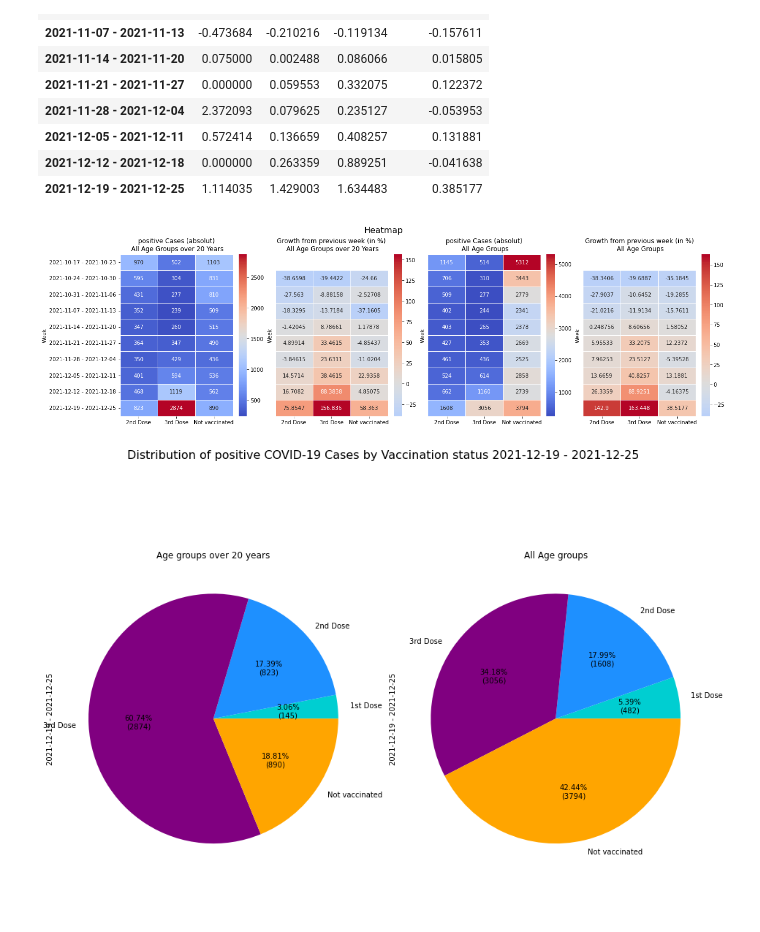
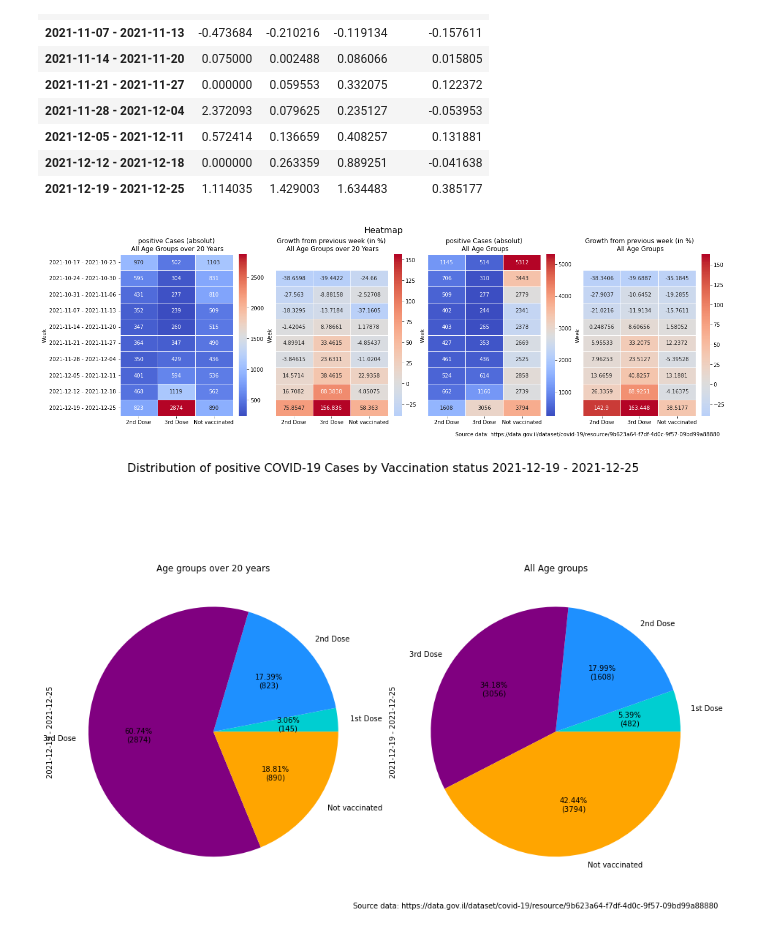
Before and after one commit to Maximilian3141/isr_detailed_vacc_case_data, a Jupyter notebook: isr_detail_v2.ipynb, the cells around one changed output. Cells and saved outputs as stored; diff of their text form; code cells hidden in the pictures.

Commit message:
Added full data source link

```diff
--- a/isr_detail_v2.ipynb
+++ b/isr_detail_v2.ipynb
@@ -20,7 +20,7 @@ if language == "german":
     s_subtitel1 = "Altersgruppen über 20 Jahre"
     s_subtitel2 = "Alle Altersgruppen"
     s_week = "Woche"
-    s_xlbl1 = "Woche \n \n Quelle: https://data.gov.il/dataset/covid-19"
+    s_xlbl1 = "Woche"
     s_fig2_suptitle = "COVID-19 Fälle Israel der letzten 10 Wochen"
     s_fig3_suptitle = "Verteilung positiver COVID-19 Fälle nach Impfstatus %s" %last_entry
     #
@@ -50,12 +50,14 @@ if language == "german":
     s_heatmap_all_abs = "positive Fälle (absolut)\n Alle Altersgruppen"
     s_heatmap_all_rel = "Wachstum zur Vorwoche (in %)\n Alle Altersgruppen"
     #
+    s_source = "Quellendaten: https://data.gov.il/dataset/covid-19/resource/9b623a64-f7df-4d0c-9f57-09bd99a88880"
+    #
 else:
     s_titel1 = "Positive COVID-19 Cases Israel (Stacked Area Chart)"
     s_subtitel1 = "Age groups over 20 years"
     s_subtitel2 = "All Age groups"
     s_week = "Week"
-    s_xlbl1 = "Week \n \n Source: https://data.gov.il/dataset/covid-19"
+    s_xlbl1 = "Week"
     s_fig2_suptitle = "COVID-19 Cases Israel of the last 10 weeks"
     s_fig3_suptitle = "Distribution of positive COVID-19 Cases by Vaccination status %s" %last_entry
     #
@@ -85,6 +87,8 @@ else:
     s_heatmap_all_abs = "positive Cases (absolut)\n All Age Groups"
     s_heatmap_all_rel = "Growth from previous week (in %)\n All Age Groups"
     #
+    s_source = "Source data: https://data.gov.il/dataset/covid-19/resource/9b623a64-f7df-4d0c-9f57-09bd99a88880"
+    #
 #
 colors = ["azure", "lightcyan", "paleturquoise", "darkturquoise",
           "lightblue", "skyblue", "lightskyblue", "deepskyblue", "dodgerblue",
@@ -287,34 +293,35 @@ df_sum_all.tail(10).pct_change()
 # %%
 fig4=plt.figure(figsize=(18,5),constrained_layout=True)
 fig4.suptitle("Heatmap", fontsize=16, y=1.05)
 #
 df_h = df_sum_adults_no1d.tail(10)
 df_h2 = df_sum_adults_no1d.tail(10).pct_change().mul(100)
 #
 df_h3 = df_sum_all_no1d.tail(10)
 df_h4 = df_sum_all_no1d.tail(10).pct_change().mul(100)
 #
 ax10=fig4.add_subplot(141)
 ax10.set_title(s_heatmap_adults_abs)
 #
 ax11=fig4.add_subplot(142)
 ax11.set_title(s_heatmap_adults_rel)
 #
 ax12=fig4.add_subplot(143)
 ax12.set_title(s_heatmap_all_abs)
 #
 ax13=fig4.add_subplot(144)
 ax13.set_title(s_heatmap_all_rel)
 #
 #
 sb.heatmap(df_h, ax=ax10, cmap="coolwarm", linewidths=0.5, annot=True, fmt="g")
 sb.heatmap(df_h2, ax=ax11, cmap="coolwarm", yticklabels=False, center=0.00, annot=True, fmt="g", linewidths=0.5)
 sb.heatmap(df_h3, ax=ax12, cmap="coolwarm", linewidths=0.5, yticklabels=False, annot=True, fmt="g")
 sb.heatmap(df_h4, ax=ax13, cmap="coolwarm", yticklabels=False, center=0.00, annot=True, linewidths=0.5, fmt="g")
 #plt.show()
+plt.figtext(0.99, -0.05, s_source, horizontalalignment='right')
 plt.savefig("israel_stacked_heatmap_%s.jpg" %language, format='jpg',dpi=150)
 # %% [output]
-[figure, old version]
+[figure, new version]
 # %%
 #
 fig3=plt.figure(figsize=(13,10),constrained_layout=True )
@@ -335,7 +342,8 @@ df_sum_adults.iloc[-1].plot.pie(ax=ax5, colors=pie_colors,
                                autopct=lambda x: "{:.2f}%\n({:.0f})".format(x, x*abs_adults.sum()/100))
 df_sum_all.iloc[-1].plot.pie(ax=ax6, colors=pie_colors,
                              autopct=lambda x: "{:.2f}%\n({:.0f})".format(x, x*abs_all.sum()/100))
+plt.figtext(0.99, 0.15, s_source, horizontalalignment='right')
 plt.savefig("israel_stacked_piechart_%s.jpg" %language, format='jpg',dpi=150)
 #df_sum_adults.index[-1]
 # %% [output]
-[figure, old version]
+[figure, new version]
```
Also changed, not shown: parts of 2 cells of this notebook.
